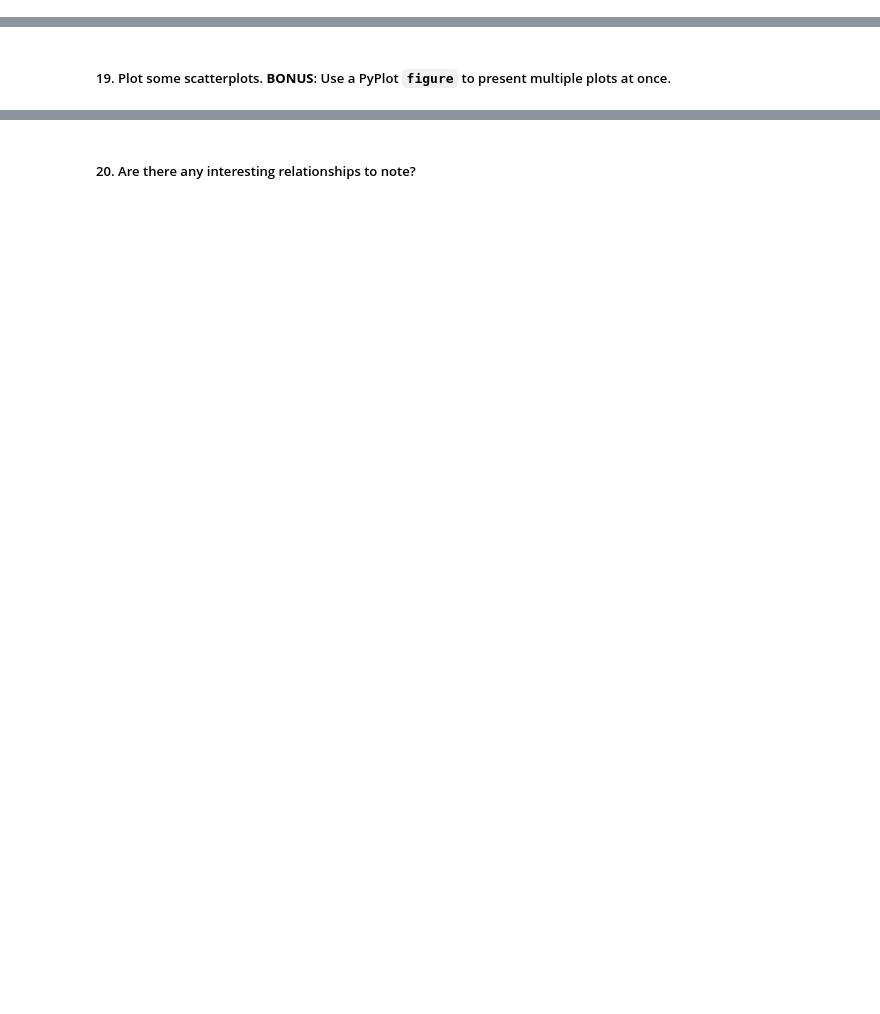
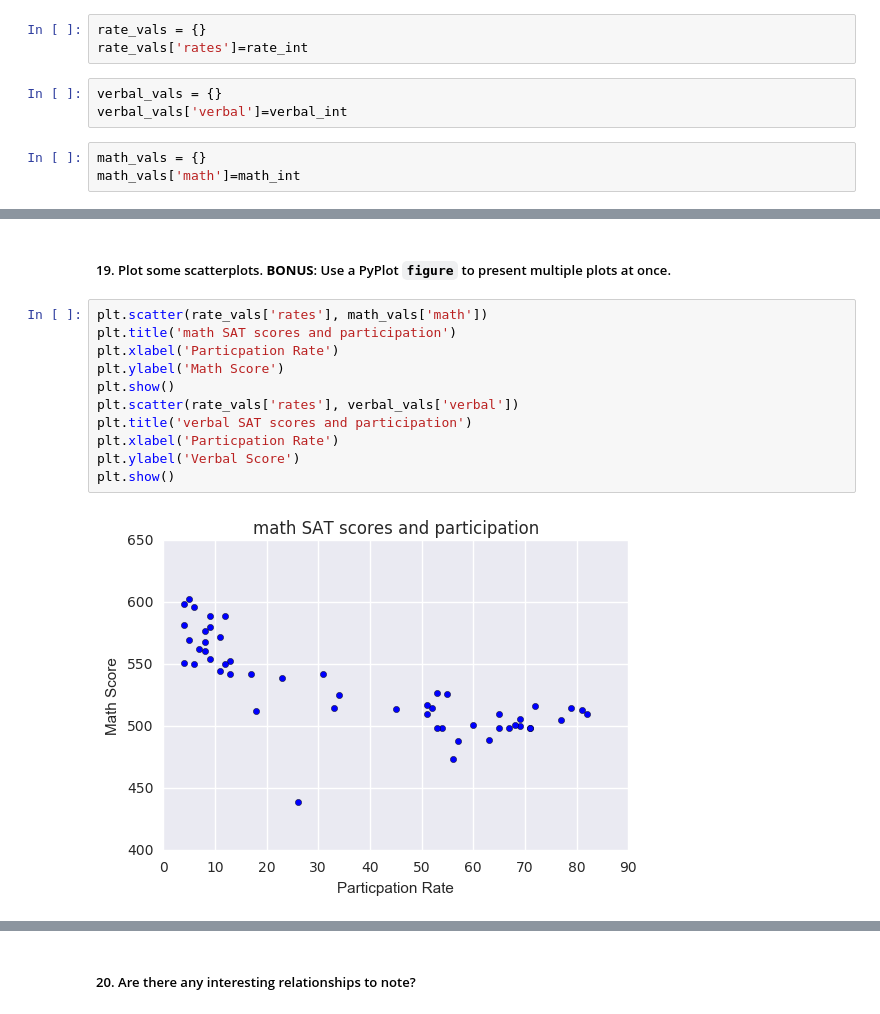
Before and after one commit to toddmoffett/project-1, a Jupyter notebook: starter-code/Todd - project_1.ipynb, the cells around one changed output, grey strips where cells are left out. Saved outputs shown, nothing was run; the diff lists cells and outputs as text; blank space fills up the shorter version.

```diff
--- a/starter-code/Todd - project_1.ipynb
+++ b/starter-code/Todd - project_1.ipynb
@@ -195,3 +156,12 @@ SyntaxError: invalid syntax (<ipython-input-19-23c603a4c759>, line 2)
+# %%
+rate_vals = {}
+rate_vals['rates']=rate_int
+# %%
+verbal_vals = {}
+verbal_vals['verbal']=verbal_int
+# %%
+math_vals = {}
+math_vals['math']=math_int
 # %% [markdown]
 ## Step 3: Describe the data
 # %% [markdown]
@@ -213,2 +259,15 @@ SyntaxError: invalid syntax (<ipython-input-19-23c603a4c759>, line 2)
 # %% [markdown]
 ##### 19. Plot some scatterplots. **BONUS**: Use a PyPlot `figure` to present multiple plots at once.
+# %%
+plt.scatter(rate_vals['rates'], math_vals['math'])
+plt.title('math SAT scores and participation')
+plt.xlabel('Particpation Rate')
+plt.ylabel('Math Score')
+plt.show()
+plt.scatter(rate_vals['rates'], verbal_vals['verbal'])
+plt.title('verbal SAT scores and participation')
+plt.xlabel('Particpation Rate')
+plt.ylabel('Verbal Score')
+plt.show()
+# %% [output]
+[figure, added]
```
Also changed, not shown: parts of 47 cells of this notebook, 4 other files.
